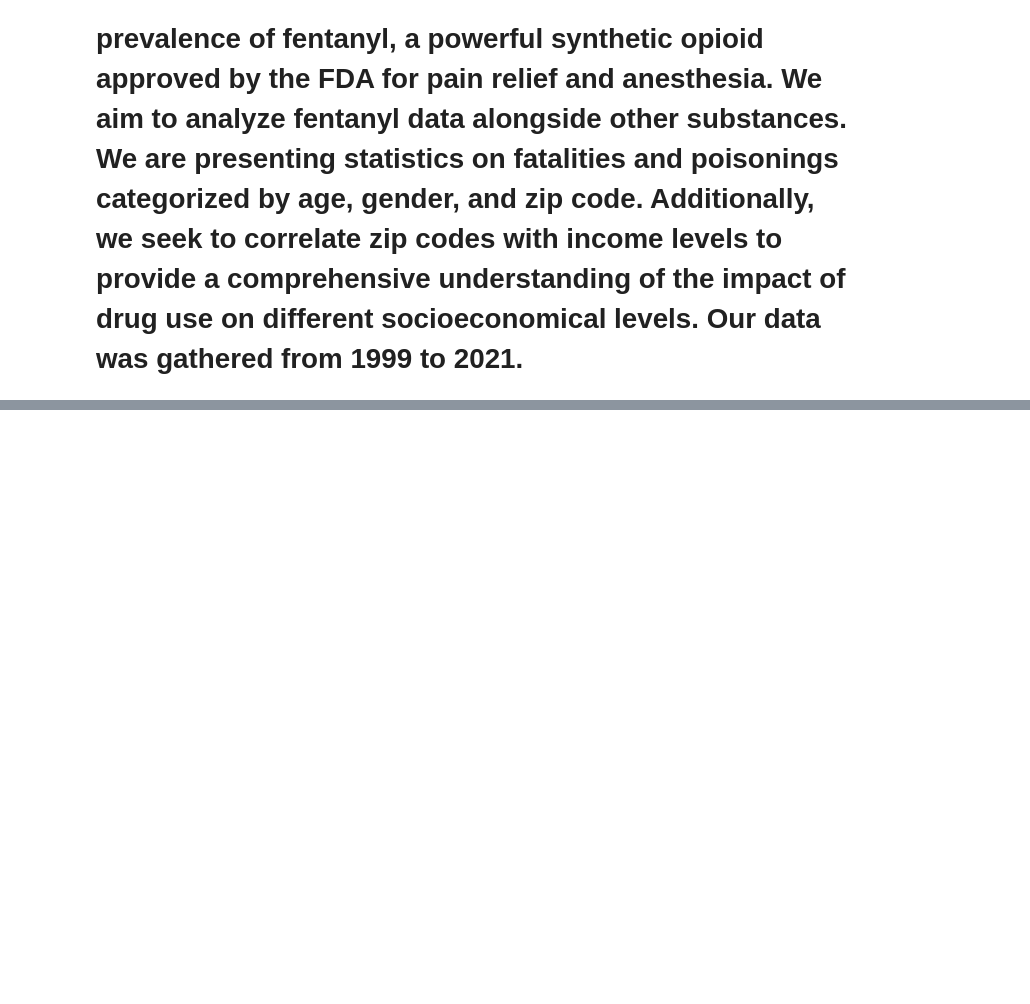
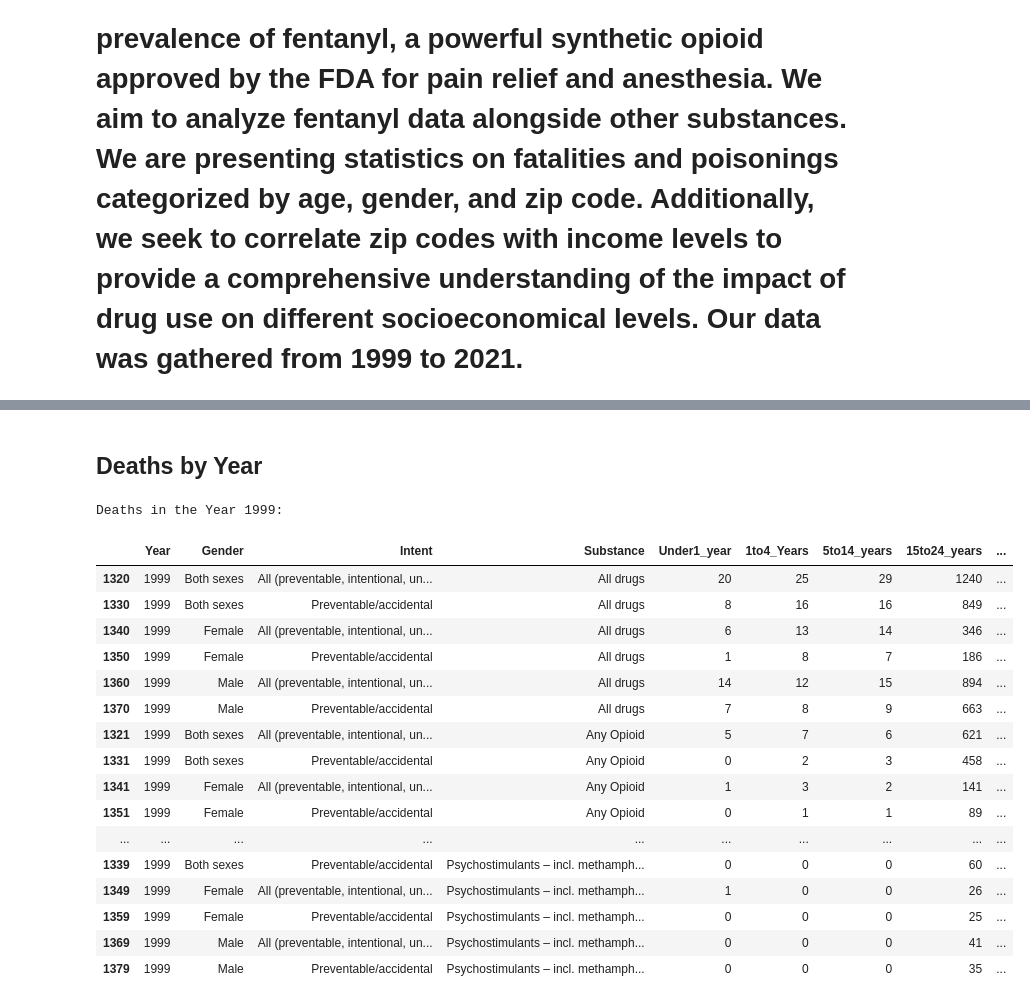
Before and after one commit to ThatCoryGirl/Project3-CrimeData, a Jupyter notebook: project 3 amanda's shit fixing.ipynb, the cells around one changed output, grey strips where cells are left out. Drawn from its saved outputs; the diff is of its cells as text; code cells hidden in the pictures; blank space fills up the shorter version.

Commit message:
now we are cooking with gas
okay, so I got all the data frames made and one visualization

```diff
--- a/project 3 amanda's shit fixing.ipynb
+++ b/project 3 amanda's shit fixing.ipynb
@@ -51,4 +81,10 @@ Classes found: []
 # %%
-# Save references to each table -- needs reformatting/variables
-#Measurement = Base.classes.measurement
-#Station = Base.classes.station
+# Specify the table name
+table_name = "Deaths"
+
+# Read data from the table into a DataFrame
+deaths_df = pd.read_sql_table(table_name, con=engine)
+
+# Display the first few rows of the DataFrame
+print("Deaths DataFrame:")
+display(deaths_df.head())
@@ -57,0 +188,10 @@ session = Session(engine)
+# %%
+# Specify the column order for sorting
+sort_columns = ['Year', 'Substance', 'Gender']
+
+# Sort the DataFrame by the specified columns
+sorted_deaths = deaths_df.sort_values(by=sort_columns)
+
+# Display the sorted DataFrame
+print("Sorted Deaths DataFrame:")
+display(sorted_deaths)
@@ -58 +213,32 @@ session = Session(engine)
+# %% [markdown]
+## Deaths by Year
+# %%
+# Specify the year you want to filter
+target_year = 1999
+
+# Filter the 'Deaths' DataFrame for the specified year
+deaths_1999 = sorted_deaths[sorted_deaths['Year'] == target_year]
+
+# Display the DataFrame containing deaths in the year 1999
+print(f"Deaths in the Year {target_year}:\n")
+display(deaths_1999)
+# %% [output]
+Deaths in the Year 1999:
+|  | Year | Gender | Intent | Substance | Under1_year | 1to4_Years | 5to14_years | 15to24_years | ... |
+| 1320 | 1999 | Both sexes | All (preventable, intentional, un... | All drugs | 20 | 25 | 29 | 1240 | ... |
+| 1330 | 1999 | Both sexes | Preventable/accidental | All drugs | 8 | 16 | 16 | 849 | ... |
+| 1340 | 1999 | Female | All (preventable, intentional, un... | All drugs | 6 | 13 | 14 | 346 | ... |
+| 1350 | 1999 | Female | Preventable/accidental | All drugs | 1 | 8 | 7 | 186 | ... |
+| 1360 | 1999 | Male | All (preventable, intentional, un... | All drugs | 14 | 12 | 15 | 894 | ... |
+| 1370 | 1999 | Male | Preventable/accidental | All drugs | 7 | 8 | 9 | 663 | ... |
+| 1321 | 1999 | Both sexes | All (preventable, intentional, un... | Any Opioid | 5 | 7 | 6 | 621 | ... |
+| 1331 | 1999 | Both sexes | Preventable/accidental | Any Opioid | 0 | 2 | 3 | 458 | ... |
+| 1341 | 1999 | Female | All (preventable, intentional, un... | Any Opioid | 1 | 3 | 2 | 141 | ... |
+| 1351 | 1999 | Female | Preventable/accidental | Any Opioid | 0 | 1 | 1 | 89 | ... |
+| ... | ... | ... | ... | ... | ... | ... | ... | ... | ... |
+| 1339 | 1999 | Both sexes | Preventable/accidental | Psychostimulants – incl. methamph... | 0 | 0 | 0 | 60 | ... |
+| 1349 | 1999 | Female | All (preventable, intentional, un... | Psychostimulants – incl. methamph... | 1 | 0 | 0 | 26 | ... |
+| 1359 | 1999 | Female | Preventable/accidental | Psychostimulants – incl. methamph... | 0 | 0 | 0 | 25 | ... |
+| 1369 | 1999 | Male | All (preventable, intentional, un... | Psychostimulants – incl. methamph... | 0 | 0 | 0 | 41 | ... |
+| 1379 | 1999 | Male | Preventable/accidental | Psychostimulants – incl. methamph... | 0 | 0 | 0 | 35 | ... |
 # %%
```
Also changed, not shown: parts of 37 cells of this notebook.
